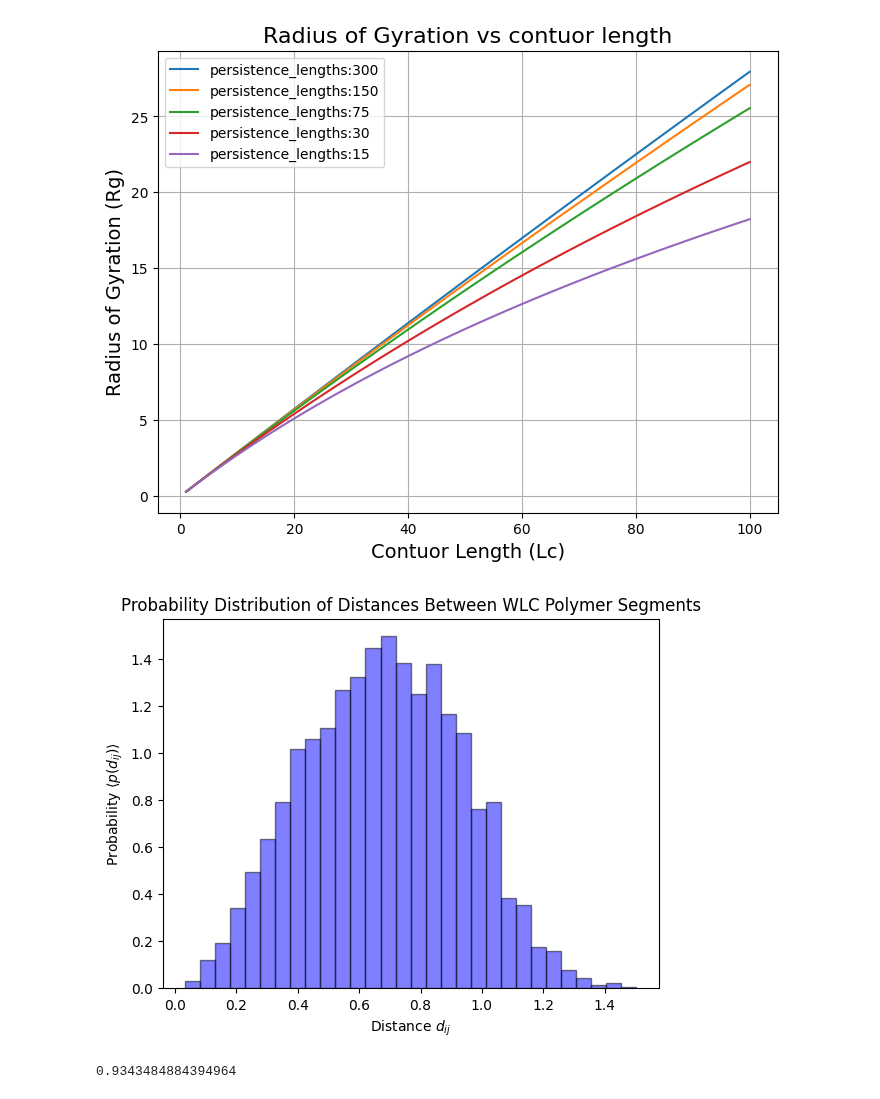
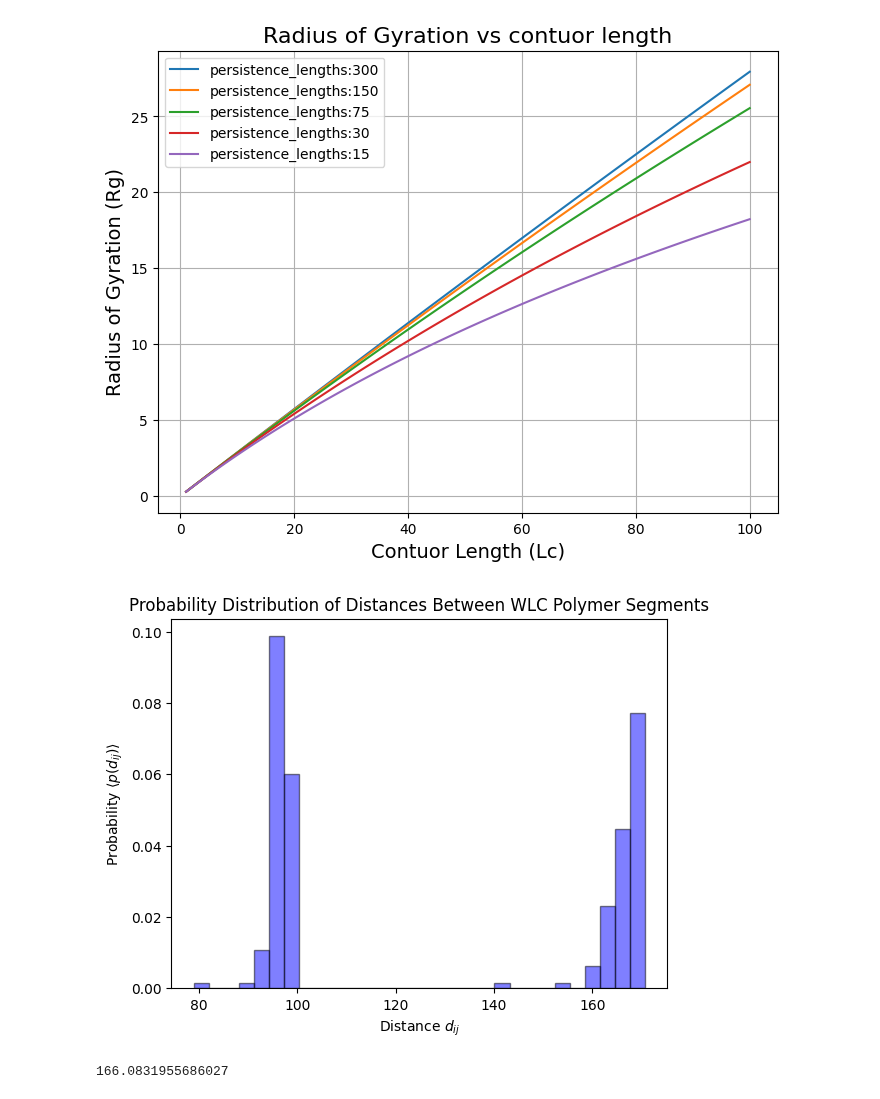
Before and after one commit to B-hub-hue/Python.exam_polymer, a Jupyter notebook: Python_exam_py.ipynb, the cells around one changed output. Cells and saved outputs as stored; diff of their text form; code cells hidden in the pictures.

```diff
--- a/Python_exam_py.ipynb
+++ b/Python_exam_py.ipynb
@@ -243,41 +243,42 @@ def rodrigues_rotation(v, k, theta, phi):
     return (v * c_theta +
             np.cross(k, v) * s_theta +
             k * np.dot(k, v) * (1 - c_theta))
+def dij(positions):
+   return np.linalg.norm(positions[-1] - positions[0])
+   distances = []
 
-distances = []
-
-for _ in range(1):
+for _ in range(100):
     # Starting vector (arbitrary direction)
-    vectors = [np.array([1, 0, 0])]
+    vectors = [np.array([1, 1, 1])]
 
     for _ in range(1, N):
         # Sample theta (polar angle) from Gaussian distribution
         theta = custom_gaussian_theta(1 / np.sqrt(persistence_length))
         axis_of_rotation = np.cross(np.random.random(size=3), vectors[-1])
 
         # Sample phi (dihedral angle) uniformly between 0 and 2*pi
         phi = np.random.uniform(0, 2 * np.pi)
         # Rotate the previous vector by theta and phi
         new_vector = rodrigues_rotation(vectors[-1], axis_of_rotation, theta, phi)
         vectors.append(new_vector)
 
     # Convert list of vectors to numpy array
     vectors = np.array(vectors)
 
     # Calculate the dij for this trial when persistence length is 75
     for i in range(0, N-2):
       for j in range(i + 1, N-1):
-        distance = np.linalg.norm(positions[i] - positions[j])
+        distance = dij(vectors.cumsum(axis=0))
         distances.append(distance)
 plt.hist(distances, bins=30, density=True, alpha=0.5, color='blue', edgecolor='black', label='Numerical Simulation')
 
 plt.xlabel('Distance $d_{ij}$')
 plt.ylabel('Probability $\\langle p(d_{ij}) \\rangle$')
 plt.title('Probability Distribution of Distances Between WLC Polymer Segments')
 
 # Show plot
 plt.show()
 print(np.max(distance))
 # %% [output]
-[figure, old version]
+[figure, new version]
-0.9343484884394964
+166.0831955686027
```
